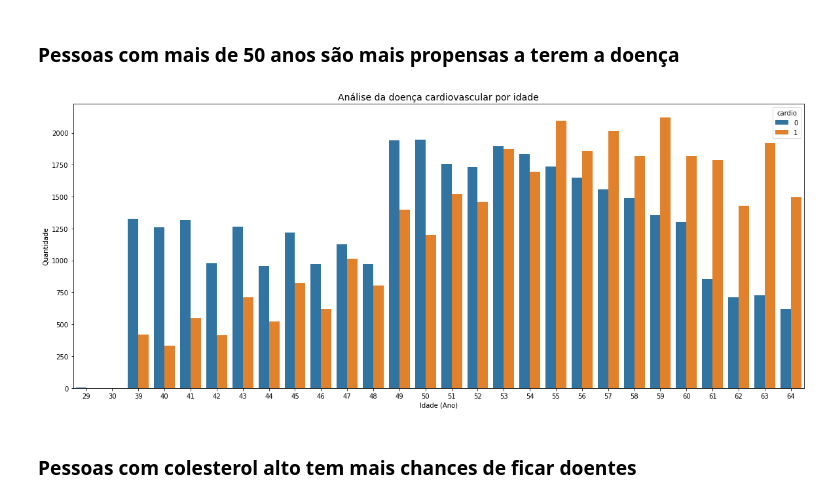
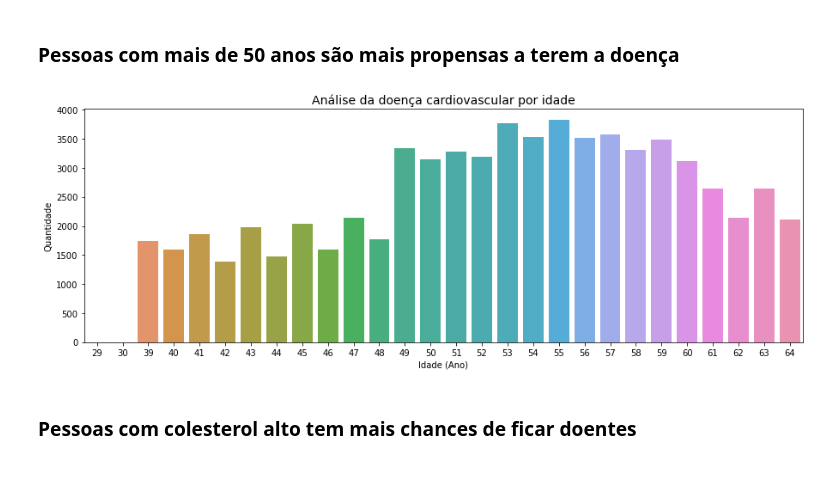
Before and after one commit to LeoFMedeiros/Projeto01-Doencas-Cardiacas, a Jupyter notebook: Projeto01_Leonardo_Medeiros.ipynb, the cells around one changed output. Drawn from its saved outputs; the diff is of its cells as text; code cells hidden in the pictures; blank space fills up the shorter version.

```diff
--- a/Projeto01_Leonardo_Medeiros.ipynb
+++ b/Projeto01_Leonardo_Medeiros.ipynb
@@ -327,6 +330,6 @@ df2['bpr'] = df2['ap_hi'] / df2['ap_lo']
 # Systolic and Diastolic blood pressure sum
 df2['ap_sum'] = df2['ap_hi'] + df2['ap_lo']
 
-# Transformando idade para ano
-df2['age_ano'] = (df2['age'] / 365)
-df2['age_ano'] = df2['age_ano'].astype(int)
+# Age
+df2['age'] = df2['age']/365
+df2['age'] = df2['age'].astype(int)
@@ -478,18 +519,21 @@ plt.show()
 ### Pessoas com mais de 50 anos são mais propensas a terem a doença
 # %%
 # Dimensão do gráfico
-plt.figure(figsize=(20,8))
+plt.figure(figsize=(15,5))
+
+aux = df4[['age', 'cardio']].groupby('age').count().reset_index()
+#aux['age'] = aux['age']/365
+#aux['age'] = aux['age'].astype(int)
 
 # Plot do gráfico
-sns.countplot(x=df4['age_ano'], hue='cardio', data=df4);
+sns.barplot(x='age', y='cardio', data=aux);
 
 # Configurando o gráfico
 plt.title('Análise da doença cardiovascular por idade', fontsize=14);
 plt.xlabel('Idade (Ano)');
 plt.ylabel('Quantidade');
-plt.show()
 # %% [output]
-[figure, old version]
+[figure, new version]
 # %% [markdown]
 ### Pessoas com colesterol alto tem mais chances de ficar doentes
 # %%
```
Also changed, not shown: parts of 42 cells of this notebook.
